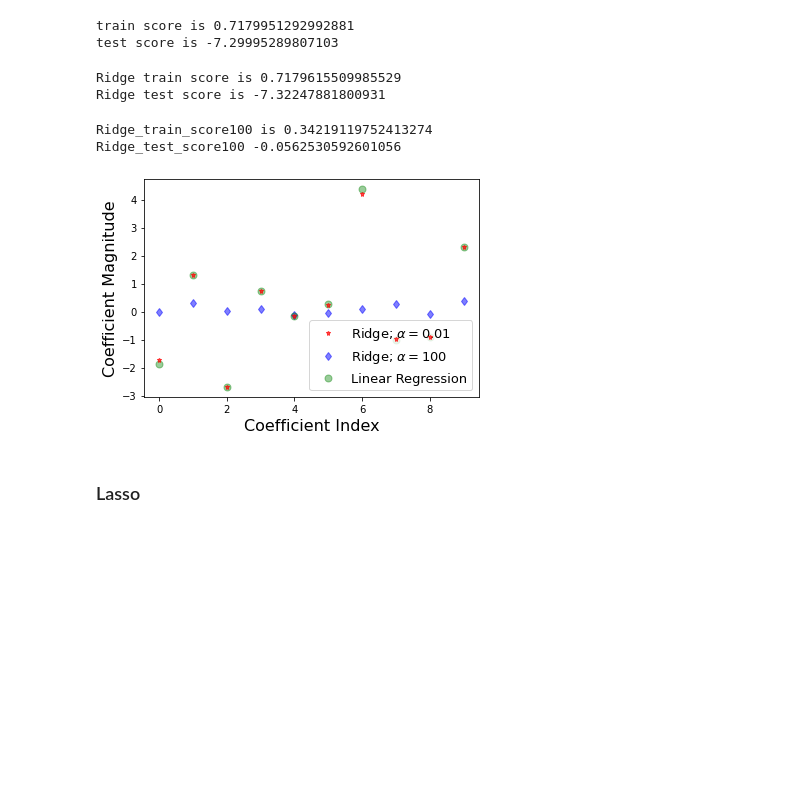
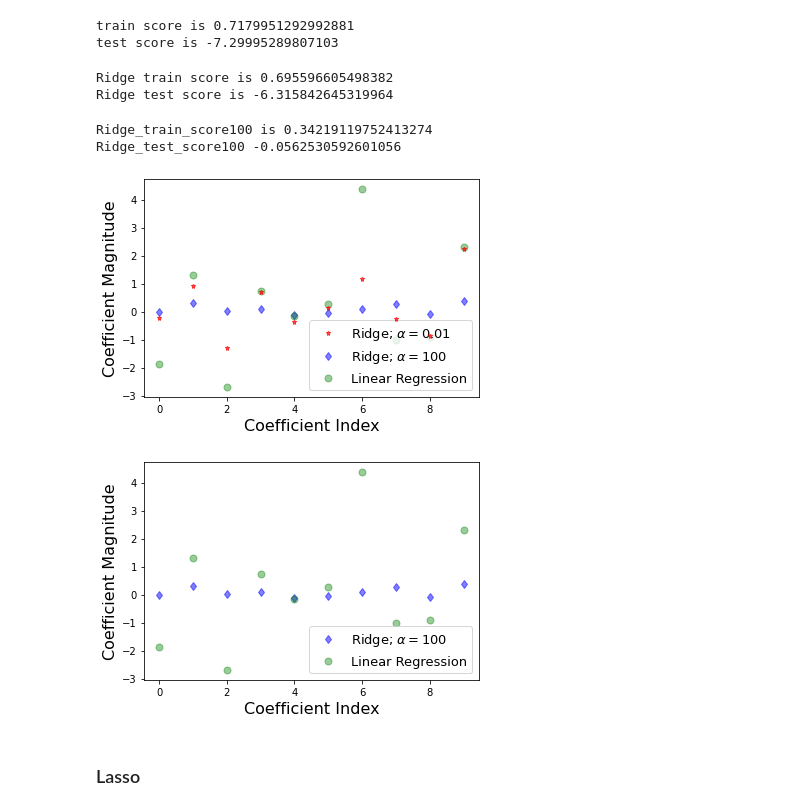
Before and after one commit to Kuldeep200/Covid-19, a Jupyter notebook: UNEM_RegressionExamples.ipynb, the cells around one changed output. Drawn from its saved outputs; the diff is of its cells as text; code cells hidden in the pictures; blank space fills up the shorter version.

```diff
--- a/UNEM_RegressionExamples.ipynb
+++ b/UNEM_RegressionExamples.ipynb
@@ -15,7 +16,7 @@ from sklearn.linear_model import Ridge
 from sklearn.metrics import r2_score
 from sklearn.metrics import mean_squared_error
 # %%
-working_df = pd.read_csv(Path('Resources/CSV files/FINAL_DATABASE.csv'))
+working_df = pd.read_csv(Path('Covid-19/Resources/CSV files/FINAL_DATABASE.csv'))
 working_df.head(5)
 # %% [output]
 |  | Date | S_P Close | S_P Volume | Median Sale Price | Homes Sold | INFLATION_EXPECTATION | SALES | ... |
@@ -70,5 +107,5 @@ LinearRegression()
 # %%
-rr = Ridge(alpha=0.01)
+rr = Ridge(alpha=1)
 # %%
 # higher the alpha value, more restriction on the coefficients; low alpha > more generalization,
 # in this case linear and ridge regression resembles
@@ -98,8 +175,8 @@ Ridge_test_score = rr.score(X_test_scaled, y_test)
 print('Ridge train score is', Ridge_train_score)
 print('Ridge test score is', Ridge_test_score)
 # %% [output]
-Ridge train score is 0.7179615509985529
-Ridge test score is -7.32247881800931
+Ridge train score is 0.695596605498382
+Ridge test score is -6.315842645319964
 # %%
 Ridge_train_score100 = rr100.score(X_train_scaled,y_train)
 Ridge_test_score100 = rr100.score(X_test_scaled, y_test)
@@ -118,6 +195,13 @@ plt.ylabel('Coefficient Magnitude',fontsize=16)
 plt.legend(fontsize=13,loc=4)
 plt.show()
 # %% [output]
-[figure, old version]
+[figure, new version]
 # %%
-# plt.plot(rr100.coef_,alpha=0.5,linestyle='none',marker='d',markersize=6,color='blue',label=r'Ridge; $\alpha = 100$')
+plt.plot(rr100.coef_,alpha=0.5,linestyle='none',marker='d',markersize=6,color='blue',label=r'Ridge; $\alpha = 100$')
+plt.plot(lr.coef_,alpha=0.4,linestyle='none',marker='o',markersize=7,color='green',label='Linear Regression')
+plt.xlabel('Coefficient Index',fontsize=16)
+plt.ylabel('Coefficient Magnitude',fontsize=16)
+plt.legend(fontsize=13,loc=4)
+plt.show()
+# %% [output]
+[figure, added]
```
Also changed, not shown: parts of 25 cells of this notebook, 5 other files.
